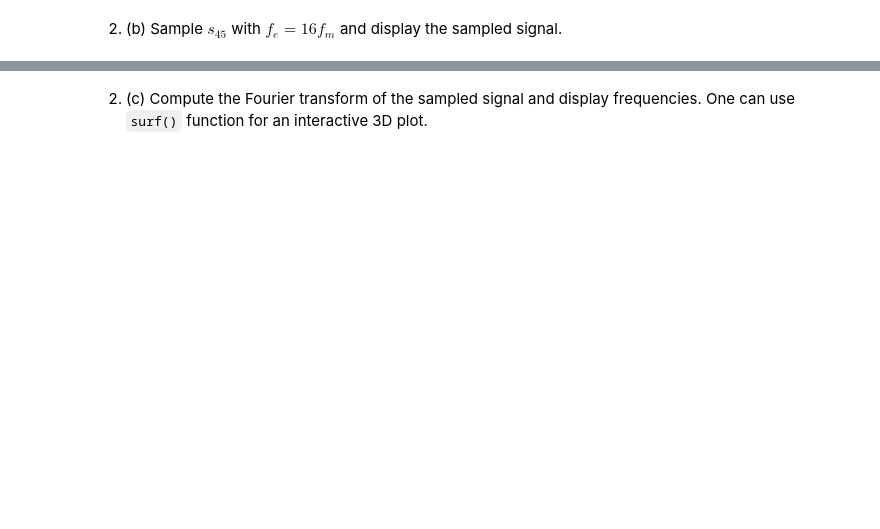
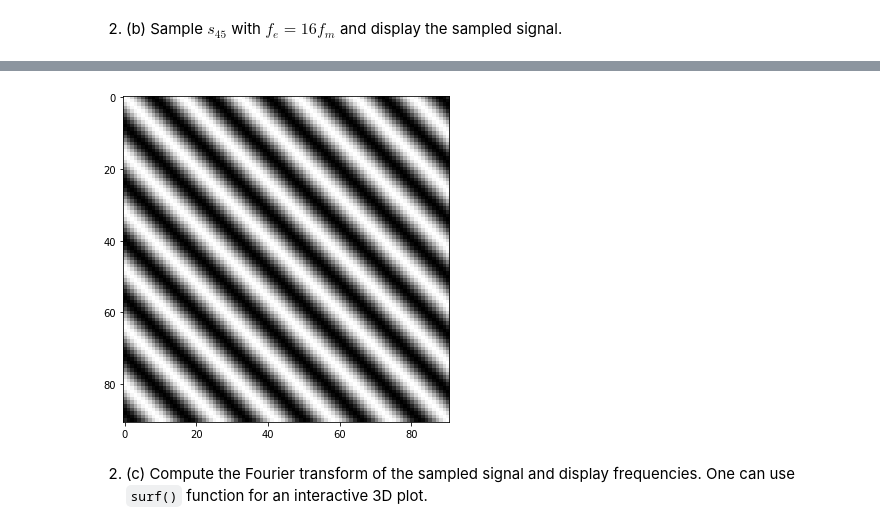
Before and after one commit to LUKALAVAL/BIMA, a Jupyter notebook: TME3/TME3.ipynb, the cells around one changed output, grey strips where cells are left out. Drawn from its saved outputs; the diff is of its cells as text; code cells hidden in the pictures; blank space fills up the shorter version.

```diff
--- a/TME3/TME3.ipynb
+++ b/TME3/TME3.ipynb
@@ -87,19 +85,22 @@ fm = max(ftmax, fumax)
 # %% [markdown]
 2. (b)  Sample $s_{45}$ with $f_e = 16 f_m$ and display the sampled signal.
 # %%
-# construire matrice de dirac avec 0 et 1 et multpilier par signal(image originale) => echantillon
+T0 = 64
+theta = 45
+
+# On sait que T = 1/F, donc F = 1/T
 f0 = 1/T0
 fm = max(f0*np.cos(np.radians(theta)), f0*np.sin(np.radians(theta)))
 fe = 16*fm
 
-def sample(I, fe):
-    dirac = np.zeros(I.shape)
-    Te = 1/fe
-    for i in range(dirac.shape[0]):
-        for j in range(dirac.shape[1]):
-            if ((i+1)*(j+1))%int(Te) == 0:
-                dirac[i,j] = 1
-    return dirac*I
+# def sample(I, fe):
+#     dirac = np.zeros(I.shape)
+#     Te = 1/fe
+#     for i in range(dirac.shape[0]):
+#         for j in range(dirac.shape[1]):
+#             if ((i+1)*(j+1))%int(Te) == 0:
+#                 dirac[i,j] = 1
+#     return dirac*I
 
 Sampled_S45 = sinusoid2d(1, 45, 512, 64, 1/fe)
 imshow(Sampled_S45)
@@ -109,3 +108,4 @@ imshow(Sampled_S45)
+[figure, added]
 # %% [markdown]
 2. (c) Compute the Fourier transform of the sampled signal and display frequencies. One can use `surf()` function for an interactive 3D plot.
 # %%
```
Also changed, not shown: parts of 17 cells of this notebook.
